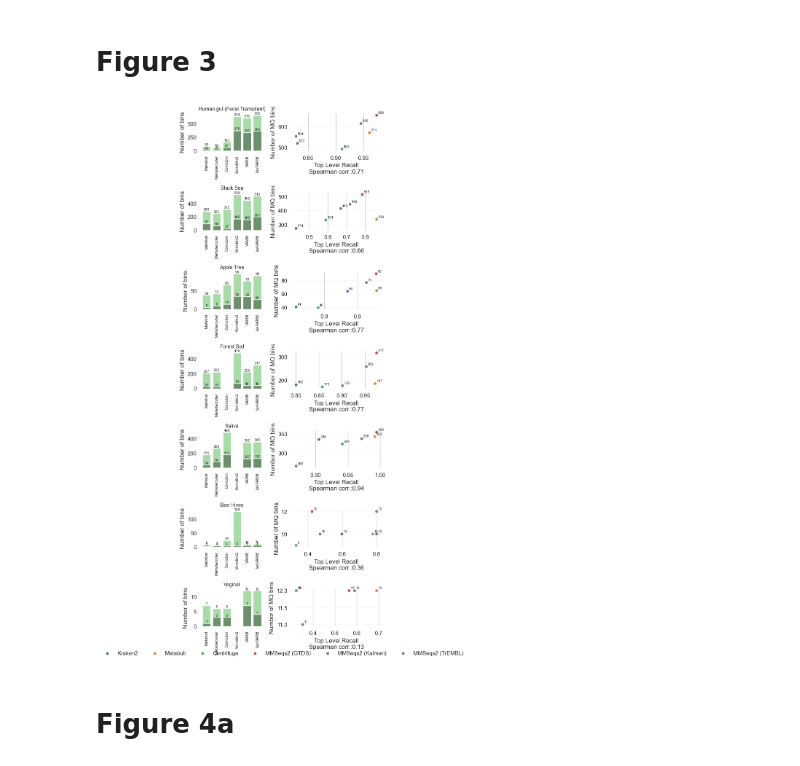
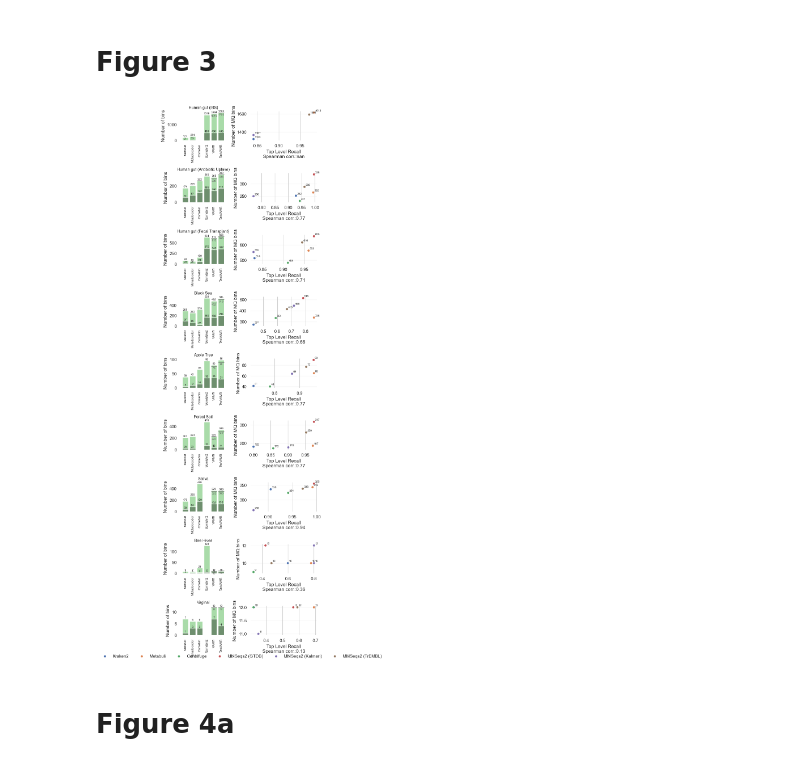
Before and after one commit to sgalkina/TaxVAMB_paper_figures, a Jupyter notebook: scripts_python/Figures.ipynb, the cells around one changed output. Cells and saved outputs as stored; diff of their text form; code cells hidden in the pictures.

Commit message:
Human gut datasets

```diff
--- a/scripts_python/Figures.ipynb
+++ b/scripts_python/Figures.ipynb
@@ -267,7 +267,8 @@ plt.show()
 # Figure 3
 # %%
 df = pd.read_excel('../data/TaxVAMB_Source_Data.xlsx', sheet_name='Figure 3a')
-df = df[~(df['vamb_based_tool'] & (df['vamb_is_with_reclustering']) & (~df['no_predictor']))]
+df = df[~(df['vamb_based_tool'] & (df['no_predictor']))]
+df.loc[~df['vamb_based_tool'], 'vamb_is_with_reclustering'] = True
 # %%
 df_bio = pd.read_excel('../data/TaxVAMB_Source_Data.xlsx', sheet_name='Figure 3b')
 # %%
@@ -287,7 +288,9 @@ dataset_label_map = {
     'bee_metagenome_PRJNA1007366': 'Bee Hives',
     'vag_infert_PRJNA1078345': 'Vaginal',
     'human_saliva_oral_PRJDB16210': 'Saliva',
-    'gut': 'Human gut (Fecal Transplant)'
+    'gut': 'Human gut (Fecal Transplant)',
+    'data_ar': 'Human gut (Antibiotic Uptake)',
+    'erda': 'Human gut (IBS)',
 }
 # %%
 df['ToolLabel'] = df['tool'].map(tool_label_map)
@@ -298,15 +301,17 @@ mq_column = 'MQ_bins'
 
 # --- Bars data (long) ---
 df_m = df.melt(
-    id_vars=["ToolLabel", "DatasetLabel"],
+    id_vars=["ToolLabel", "DatasetLabel", "vamb_is_with_reclustering"],
     value_vars=[hq_column, mq_column],
     var_name="Quality",
     value_name="Count"
 ).rename(columns={"ToolLabel": "fig_names", "DatasetLabel": "Dataset"})
 df_m["Quality"] = df_m["Quality"].map({hq_column: "High Quality", mq_column: "Medium Quality"})
+df_m["Reclustering"] = df_m["vamb_is_with_reclustering"]
+
 
 # --- Orderings ---
-datasets = ['Human gut (Fecal Transplant)', 'Black Sea', 'Apple Tree', 'Forest Soil', 'Saliva', 'Bee Hives', 'Vaginal']
+datasets = ['Human gut (IBS)', 'Human gut (Antibiotic Uptake)', 'Human gut (Fecal Transplant)', 'Black Sea', 'Apple Tree', 'Forest Soil', 'Saliva', 'Bee Hives', 'Vaginal']
 order_labels = ['Metabat', 'Metadecoder', 'Comebin', 'SemiBin2', 'VAMB', 'TaxVAMB']
 df_m["fig_names"] = pd.Categorical(df_m["fig_names"], categories=order_labels, ordered=True)
 
@@ -341,11 +346,12 @@ if n_rows == 1:
 scatter_legend_handles = scatter_legend_labels = None
 
 for j, s in enumerate(datasets):
+
     bar_ax   = axs[j, 0]
     scat_ax  = axs[j, 1]
 
     # ----- Left: Bars (overlay Medium vs High per tool) -----
-    df_s = df_m[df_m["Dataset"] == s]
+    df_s = df_m[(df_m["Dataset"] == s) & df_m["Reclustering"]]
 
     # Medium Quality (background, lighter)
     df_mq = df_s[df_s["Quality"] == "Medium Quality"]
@@ -379,6 +385,34 @@ for j, s in enumerate(datasets):
         )
         if bar_ax.legend_:
             bar_ax.legend_.remove()
+
+    # Baseline (non-reclustered) rows just for VAMB/TaxVAMB
+    baseline = df_m[
+        (df_m["Dataset"] == s) &
+        ~df_m["Reclustering"] &
+        (df_m["fig_names"].isin(["VAMB", "TaxVAMB"]))
+    ]
+
+    # Draw dotted lines per tool & quality (use matching light/dark shades)
+    for tool in ["VAMB", "TaxVAMB"]:
+        if tool not in xmap:
+            continue
+        xcenter = xmap[tool]
+        halfwidth = 0.4  # span roughly the bar width
+
+        # MQ line (lighter, dotted)
+        val_mq = baseline.loc[
+            (baseline["fig_names"] == tool) & (baseline["Quality"] == "Medium Quality"),
+            "Count"
+        ]
+        if not val_mq.empty and pd.notna(val_mq.iloc[0]):
+            bar_ax.hlines(val_mq.iloc[0], xcenter - halfwidth, xcenter + halfwidth, linewidth=1,
+                          color='#636363')
+            bar_ax.text(
+                xcenter, val_mq.iloc[0] - (0.03 * bar_ax.get_ylim()[1]),  # slightly below the line
+                f"{int(val_mq.iloc[0])}",
+                ha='center', va='top', fontsize=7, color='#636363'
+            )
 
     # Bar labels
     for container in bar_ax.containers:
@@ -413,34 +447,34 @@ for j, s in enumerate(datasets):
 
         # Label each point with the number of bins (MQ_bins)
         for _, r in dfb.iterrows():
             scat_ax.annotate(
                 text=str(int(r[mq_column])) if pd.notna(r[mq_column]) else "",
                 xy=(r["Top_Level_Recall"], r[mq_column]),
                 xytext=(3, 3),
                 textcoords="offset points",
                 fontsize=7
             )
 
         scat_ax.set_xlabel(f"Top Level Recall\nSpearman corr.:{spearmanr(dfb['Top_Level_Recall'], dfb[mq_column])[0]:.2f}")
         scat_ax.set_ylabel('Number of MQ bins')                # keep y label on the left only
         scat_ax.set_title("")                 # <-- no second title
         scat_ax.grid(True, axis='y', alpha=0.2)
         sns.despine(ax=scat_ax, left=True, bottom=True)
 
 # Add one shared legend for scatter on the bottom (if we saw any points)
 if scatter_legend_handles:
     fig.legend(
         scatter_legend_handles, scatter_legend_labels,
         loc="lower center", ncol=min(len(scatter_legend_labels), 6),
         bbox_to_anchor=(0.5, 0.0), frameon=False
     )
     plt.subplots_adjust(bottom=0.08)
 
 plt.tight_layout()
 plt.savefig('../figures/figure3.pdf', bbox_inches='tight')
 plt.show()
 # %% [output]
-[figure, old version]
+[figure, new version]
 # %% [markdown]
 # Figure 4a
 # %%
```
Also changed, not shown: 1 other file.
